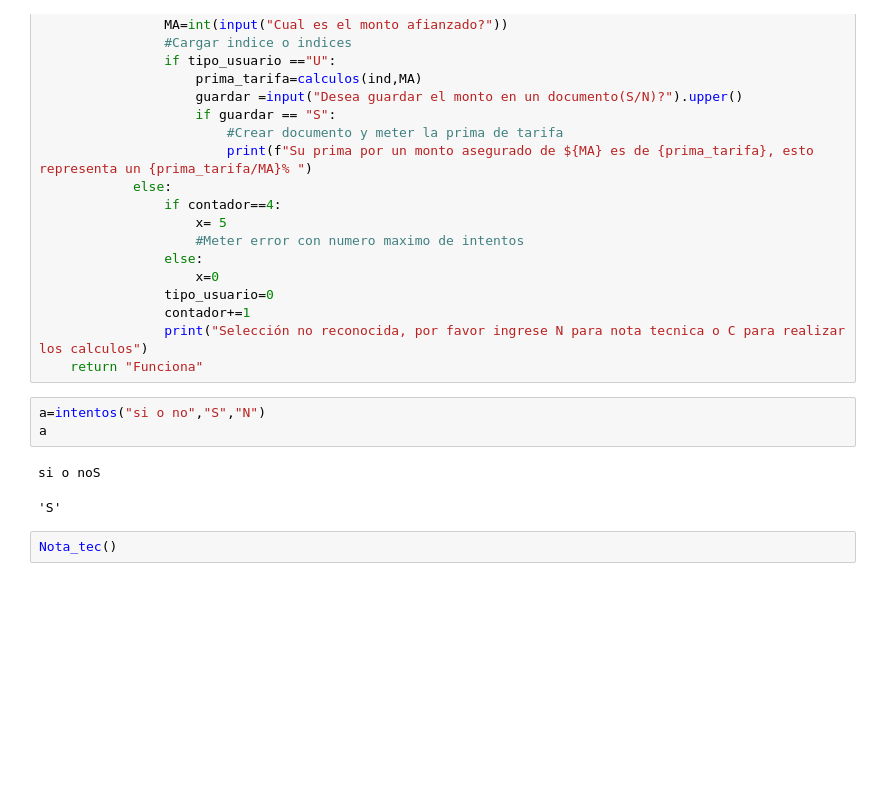
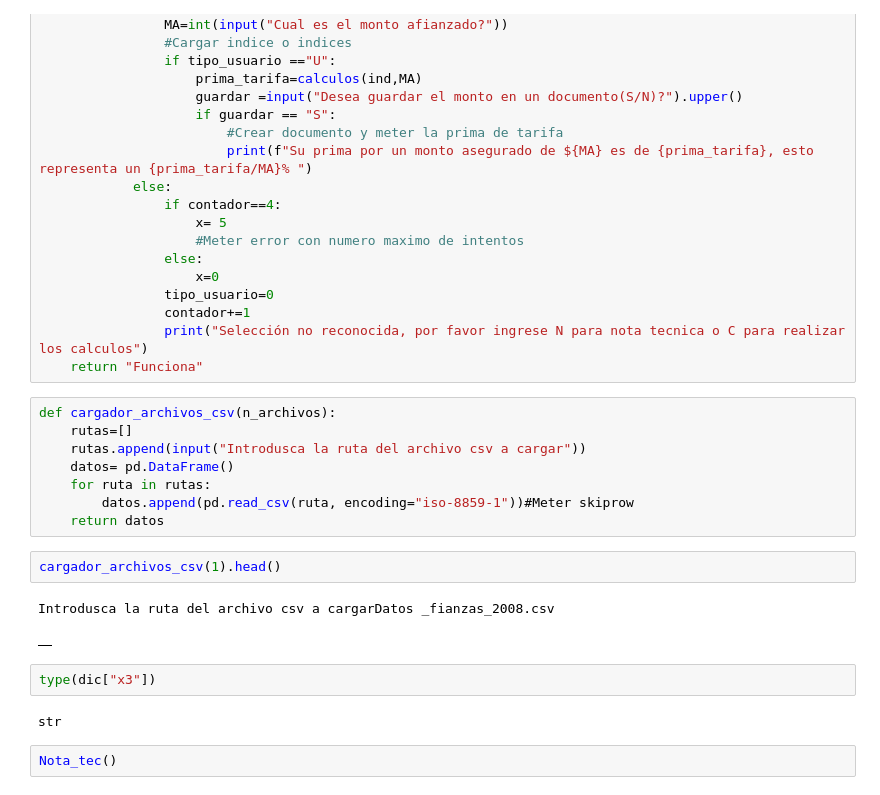
Before and after one commit to LpavonPe/Nota_Tecnica_Fianzas, a Jupyter notebook: Codigo Prueba.ipynb, the cells around one changed output. Saved outputs shown, nothing was run; the diff lists cells and outputs as text; blank space fills up the shorter version.

```diff
--- a/Codigo Prueba.ipynb
+++ b/Codigo Prueba.ipynb
@@ -208,12 +357,23 @@ def Nota_tec():
                 contador+=1
                 print("Selección no reconocida, por favor ingrese N para nota tecnica o C para realizar los calculos")
     return "Funciona"
-# %%
-a=intentos("si o no","S","N")
-a
-# %% [output]
-si o noS
-'S'
+# %%
+def cargador_archivos_csv(n_archivos):
+    rutas=[]
+    rutas.append(input("Introdusca la ruta del archivo csv a cargar"))
+    datos= pd.DataFrame()
+    for ruta in rutas:
+        datos.append(pd.read_csv(ruta, encoding="iso-8859-1"))#Meter skiprow
+    return datos
+# %%
+cargador_archivos_csv(1).head()
+# %% [output]
+Introdusca la ruta del archivo csv a cargarDatos _fianzas_2008.csv
+|  |
+# %%
+type(dic["x3"])
+# %% [output]
+str
 # %%
 Nota_tec()
 # %% [output]
```
Also changed, not shown: parts of 10 cells of this notebook.
